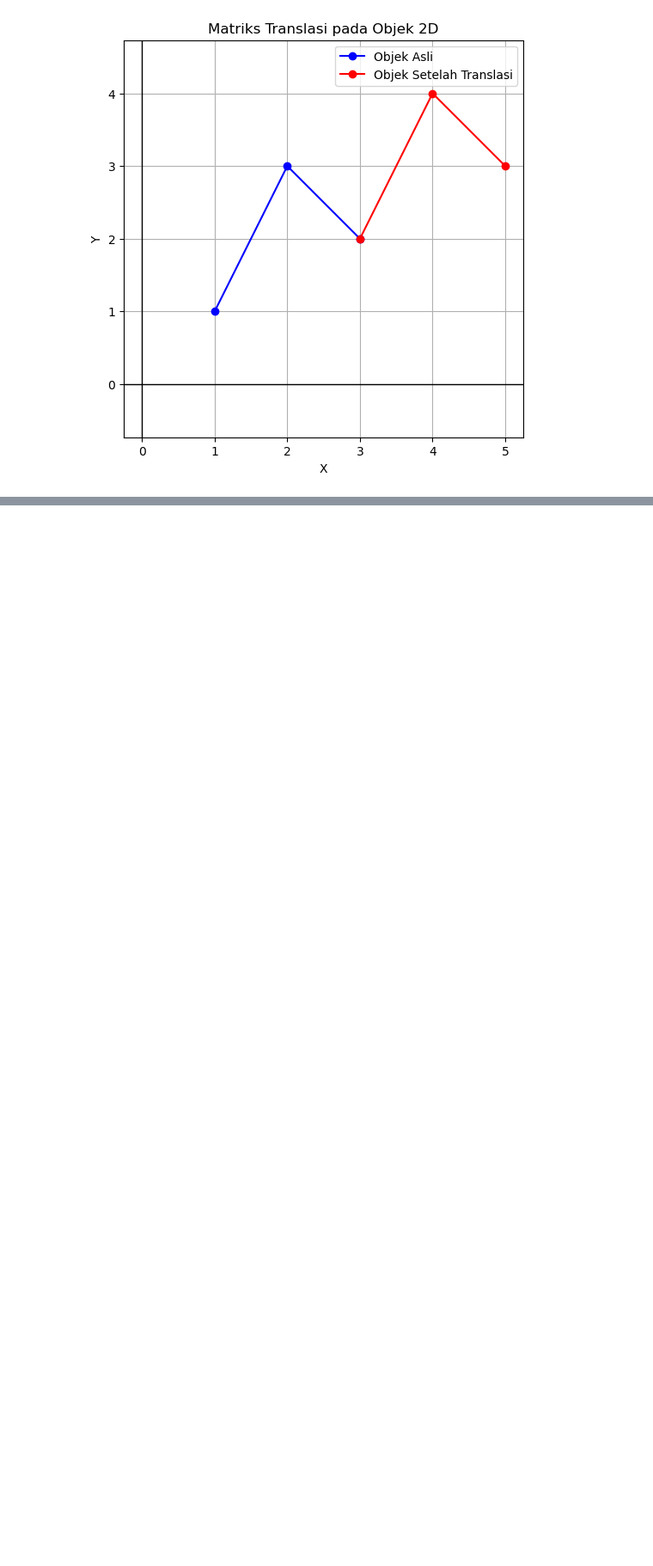
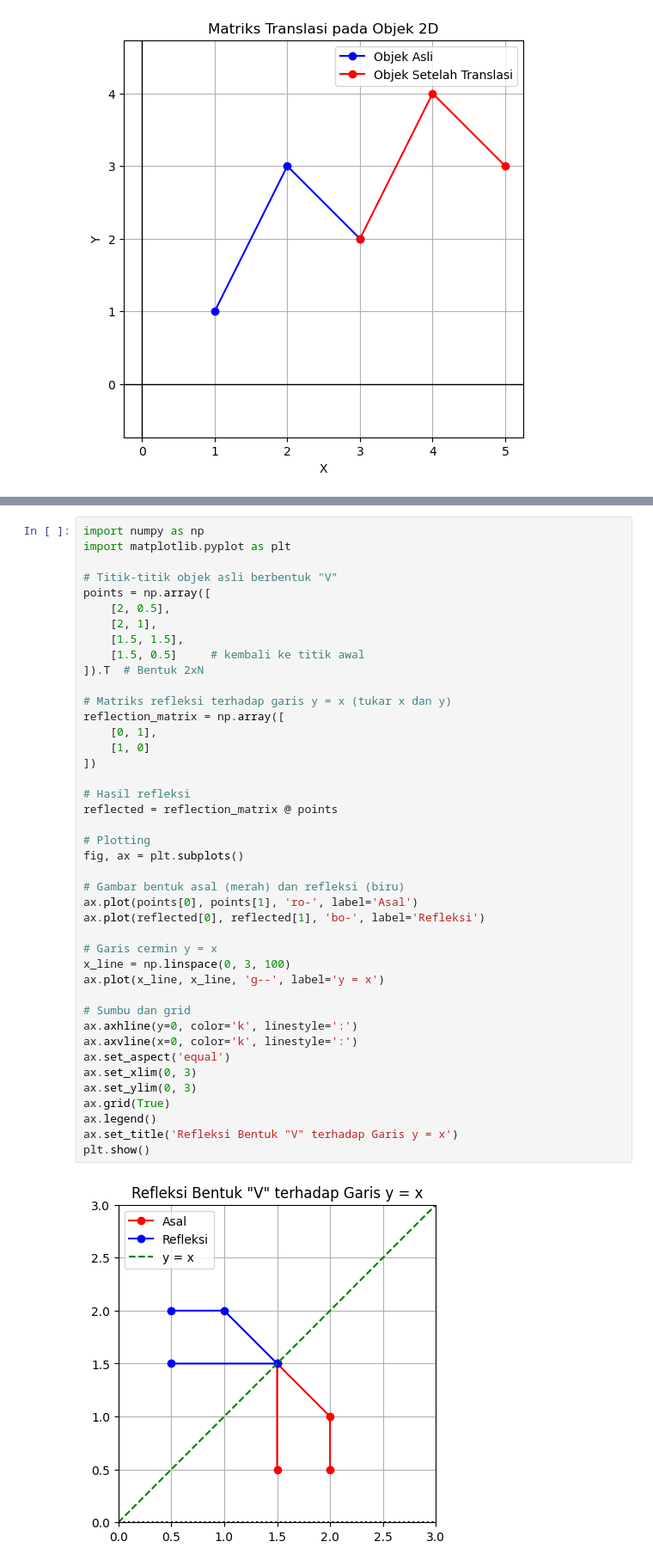
Before and after one commit to denisatrianaputri/kall, a Jupyter notebook: _sources/tugas5.ipynb, the cells around one changed output, grey strips where cells are left out. Shown: that part at 86% size. Saved outputs shown, nothing was run; the diff lists cells and outputs as text; blank space fills up the shorter version.

```diff
--- a/_sources/tugas5.ipynb
+++ b/_sources/tugas5.ipynb
@@ -619,0 +713,44 @@ plt.show()
+# %%
+import numpy as np
+import matplotlib.pyplot as plt
+
+# Titik-titik objek asli berbentuk "V"
+points = np.array([
+    [2, 0.5],
+    [2, 1],
+    [1.5, 1.5],
+    [1.5, 0.5]     # kembali ke titik awal
+]).T  # Bentuk 2xN
+
+# Matriks refleksi terhadap garis y = x (tukar x dan y)
+reflection_matrix = np.array([
+    [0, 1],
+    [1, 0]
+])
+
+# Hasil refleksi
+reflected = reflection_matrix @ points
+
+# Plotting
+fig, ax = plt.subplots()
+
+# Gambar bentuk asal (merah) dan refleksi (biru)
+ax.plot(points[0], points[1], 'ro-', label='Asal')
+ax.plot(reflected[0], reflected[1], 'bo-', label='Refleksi')
+
+# Garis cermin y = x
+x_line = np.linspace(0, 3, 100)
+ax.plot(x_line, x_line, 'g--', label='y = x')
+
+# Sumbu dan grid
+ax.axhline(y=0, color='k', linestyle=':')
+ax.axvline(x=0, color='k', linestyle=':')
+ax.set_aspect('equal')
+ax.set_xlim(0, 3)
+ax.set_ylim(0, 3)
+ax.grid(True)
+ax.legend()
+ax.set_title('Refleksi Bentuk "V" terhadap Garis y = x')
+plt.show()
+# %% [output]
+[figure, added]
```
Also changed, not shown: parts of 7 cells of this notebook, 11 other files.
